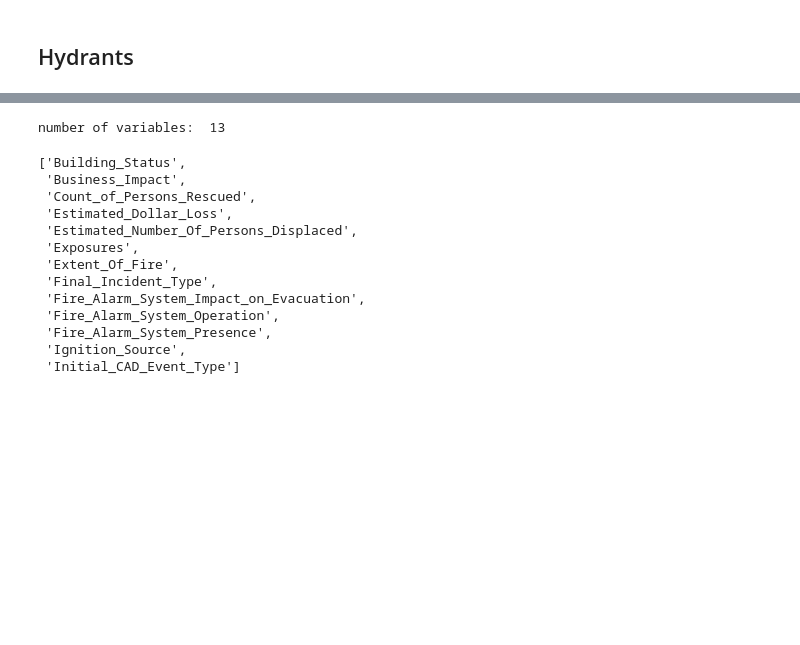
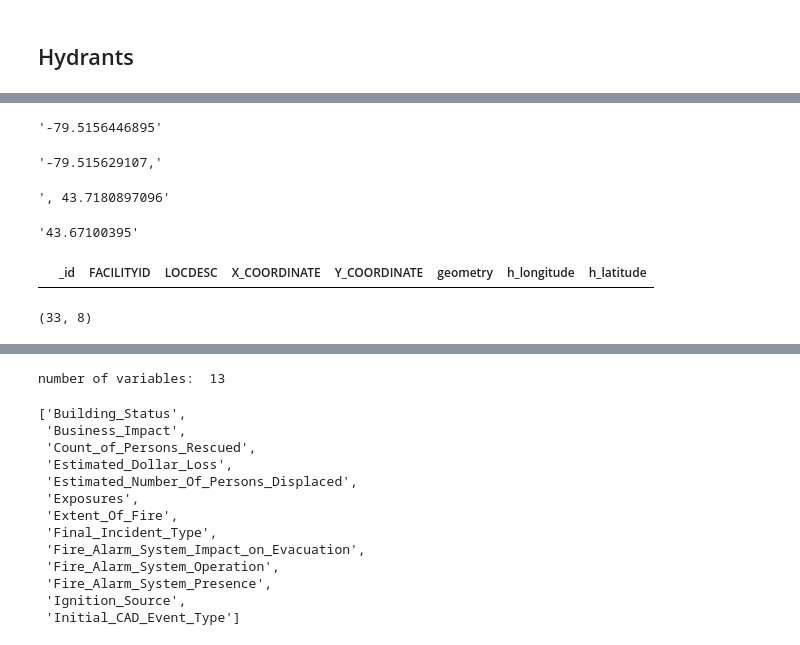
Before and after one commit to JimenaBaripatti/FeatureEngineering, a Jupyter notebook: Fire_Data_Exploration.ipynb, the cells around one changed output, grey strips where cells are left out. Saved outputs shown, nothing was run; the diff lists cells and outputs as text; code cells hidden in the pictures; blank space fills up the shorter version.

```diff
--- a/Fire_Data_Exploration.ipynb
+++ b/Fire_Data_Exploration.ipynb
@@ -384,3 +385,39 @@ df_hyd.head()
 | 2 | 3 | HY1356043 | 21m West 67 DUNCANNON DR | 311870.194 | 4840197.712 | {u'type': u'Point', u'coordinates... |
 | 3 | 4 | HY4041398 | 6150 YONGE ST ON GOULDING AVE NOR... | 311311.715 | 4850015.128 | {u'type': u'Point', u'coordinates... |
 | 4 | 5 | HY1362146 | 135m North 685 LAKE SHORE BLVD E | 317514.332 | 4834560.646 | {u'type': u'Point', u'coordinates... |
+# %%
+#geometry field does not follow the same structure in all the rows. Some long has 9 or 8 decimals instead of 10
+df_hyd['h_longitude'] = df_hyd['geometry'].str[37:51]
+df_hyd['h_latitude'] = df_hyd['geometry'].str[51:-2]
+
+#remove commas
+df_hyd['h_longitude'] = df_hyd['h_longitude'].str.replace(',', '')
+df_hyd['h_latitude'] = df_hyd['h_latitude'].str.replace(',', '')
+
+#remove spaces
+df_hyd['h_longitude'] = df_hyd['h_longitude'].str.strip()
+df_hyd['h_latitude'] = df_hyd['h_latitude'].str.strip()
+# %%
+df_hyd['geometry'][0][37:51]
+# %% [output]
+'-79.5156446895'
+# %%
+df_hyd['geometry'][14][37:51]
+# %% [output]
+'-79.515629107,'
+# %%
+df_hyd['geometry'][0][51:-2]
+# %% [output]
+', 43.7180897096'
+# %%
+df_hyd['geometry'][181][51:-2]
+# %% [output]
+'43.67100395'
+# %%
+df_hyd[df_hyd['h_longitude'].str.startswith('-') == False]
+# %% [output]
+|  | _id | FACILITYID | LOCDESC | X_COORDINATE | Y_COORDINATE | geometry | h_longitude | h_latitude |
+# %%
+df_hyd[df_hyd['h_latitude'].str.startswith('4') == False].shape
+# %% [output]
+(33, 8)
```
Also changed, not shown: parts of 26 cells of this notebook.
